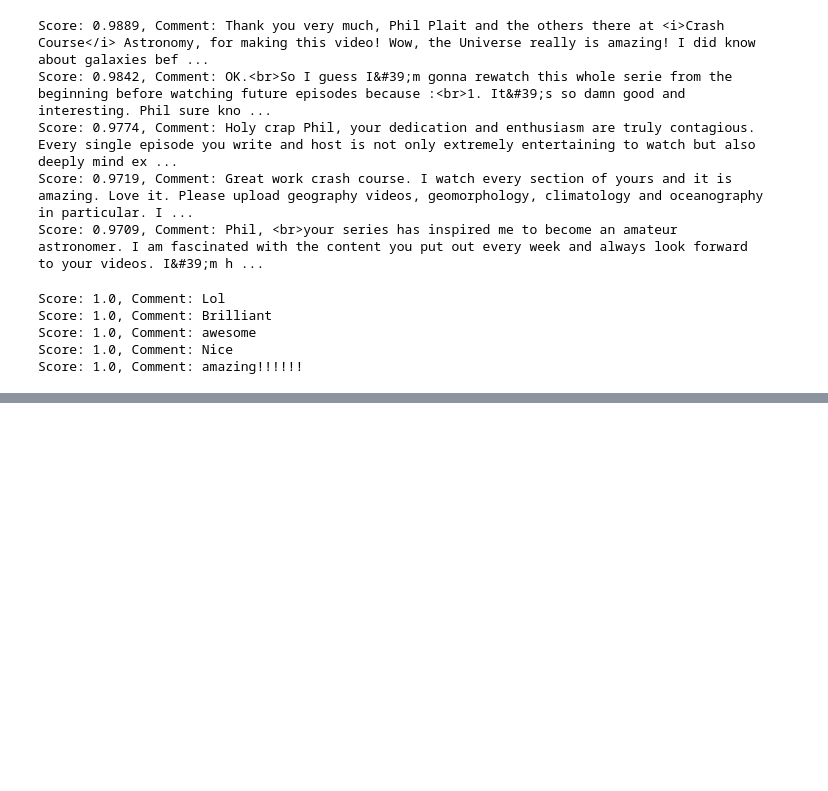
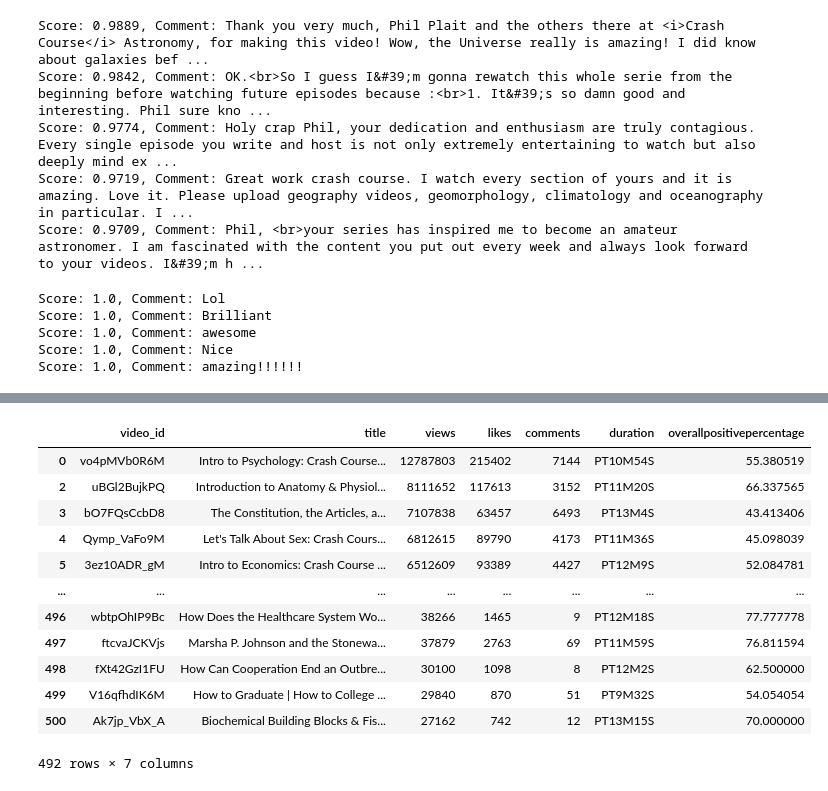
Before and after one commit to awaubreyw/aubrey_dissertation, a Jupyter notebook: src/webapp/recommender.ipynb, the cells around one changed output, grey strips where cells are left out. Cells and saved outputs as stored; diff of their text form; code cells hidden in the pictures; blank space fills up the shorter version.

```diff
--- a/src/webapp/recommender.ipynb
+++ b/src/webapp/recommender.ipynb
@@ -98,0 +96,43 @@ Score: 1.0, Comment: amazing!!!!!!
+# %%
+#refer to get_top10_sentiment file's loop through all of channel's videos and normalizing every video's comments' unidimensional positives
+#then change top10 (by views or likes) dataframe code to top10 (by largest percentages of unidimensional positives based on compound)
+
+#hardcoded...
+#file = f'results/{channel_name_chosen}.json'
+import json
+file = f'../results/crashcourse.json'
+data = None
+
+with open(file, 'r') as f:
+    data = json.load(f)
+
+channel_id, stats = data.popitem()
+#print(channel_id)
+
+channel_stats = stats['channel_statistics']
+
+video_stats = stats['video_data']
+
+#analyse video stats
+#video_stats.items() value returned after df.popitem()
+sorted_vids = sorted(video_stats.items(), key=lambda item: int(item[1]['viewCount']), reverse=True)
+#in reverse/descending order so most views in the beginning
+
+stats = []
+for vid in sorted_vids:
+    video_id = vid[0]
+    title = vid[1]['title']
+    views = int(vid[1]['viewCount'])
+    likes = int(vid[1]['likeCount'])
+
+    #sometimes videos have comments disabled so some might not have the key 'commentCount'
+    key = "commentCount"
+    if key in vid[1].keys():
+        comments = int(vid[1]["commentCount"])
+    else:
+        comments = 0
+
+    duration = vid[1]['duration']
+    stats.append([video_id, title, views, likes, comments, duration])
+
+df = pd.DataFrame(stats, columns=['video_id', 'title', 'views', 'likes', 'comments','duration'])
@@ -98,0 +249,16 @@ Score: 1.0, Comment: amazing!!!!!!
+# %%
+df
+# %% [output]
+|  | video_id | title | views | likes | comments | duration | overallpositivepercentage |
+| 0 | vo4pMVb0R6M | Intro to Psychology: Crash Course... | 12787803 | 215402 | 7144 | PT10M54S | 55.380519 |
+| 2 | uBGl2BujkPQ | Introduction to Anatomy & Physiol... | 8111652 | 117613 | 3152 | PT11M20S | 66.337565 |
+| 3 | bO7FQsCcbD8 | The Constitution, the Articles, a... | 7107838 | 63457 | 6493 | PT13M4S | 43.413406 |
+| 4 | Qymp_VaFo9M | Let's Talk About Sex: Crash Cours... | 6812615 | 89790 | 4173 | PT11M36S | 45.098039 |
+| 5 | 3ez10ADR_gM | Intro to Economics: Crash Course ... | 6512609 | 93389 | 4427 | PT12M9S | 52.084781 |
+| ... | ... | ... | ... | ... | ... | ... | ... |
+| 496 | wbtpOhIP9Bc | How Does the Healthcare System Wo... | 38266 | 1465 | 9 | PT12M18S | 77.777778 |
+| 497 | ftcvaJCKVjs | Marsha P. Johnson and the Stonewa... | 37879 | 2763 | 69 | PT11M59S | 76.811594 |
+| 498 | fXt42GzI1FU | How Can Cooperation End an Outbre... | 30100 | 1098 | 8 | PT12M2S | 62.500000 |
+| 499 | V16qfhdIK6M | How to Graduate | How to College ... | 29840 | 870 | 51 | PT9M32S | 54.054054 |
+| 500 | Ak7jp_VbX_A | Biochemical Building Blocks & Fis... | 27162 | 742 | 12 | PT13M15S | 70.000000 |
+492 rows × 7 columns
```
Also changed, not shown: parts of 6 cells of this notebook.
